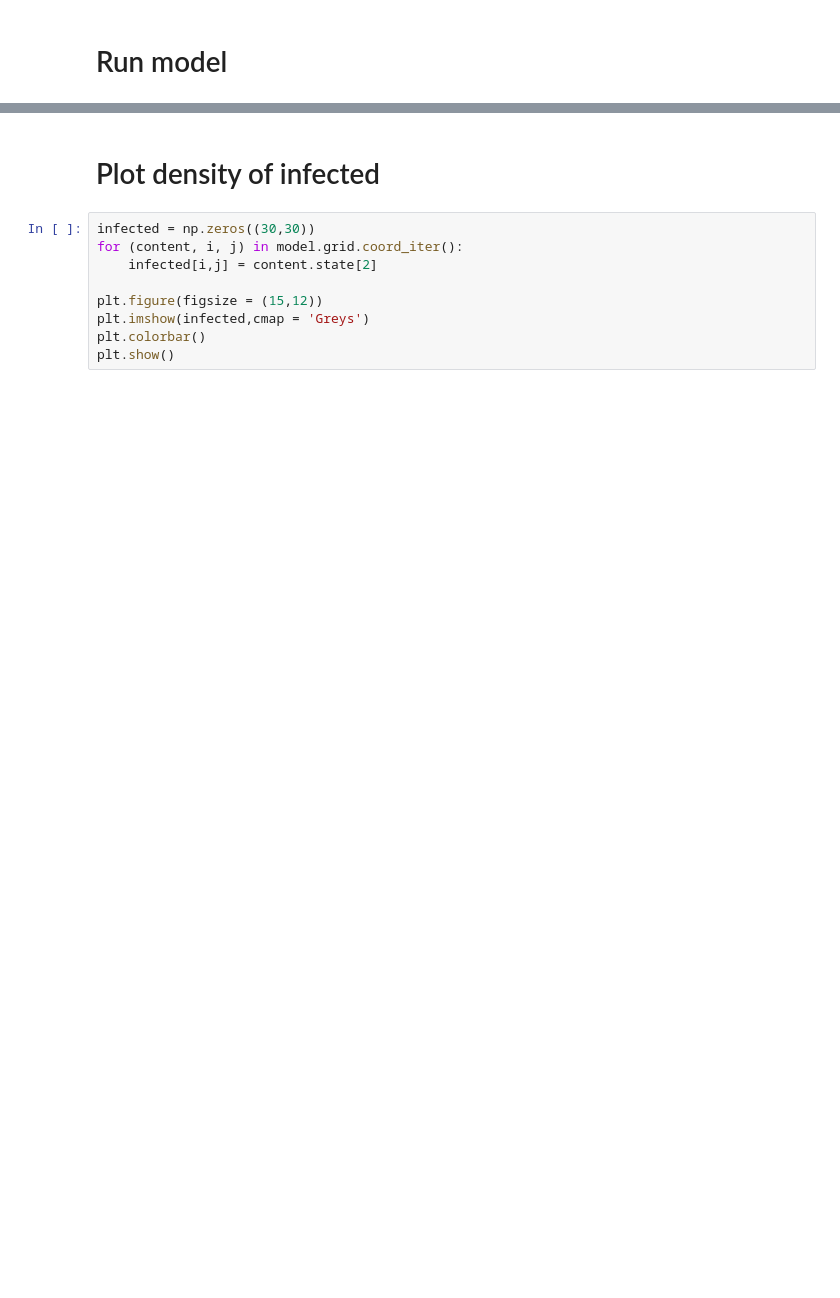
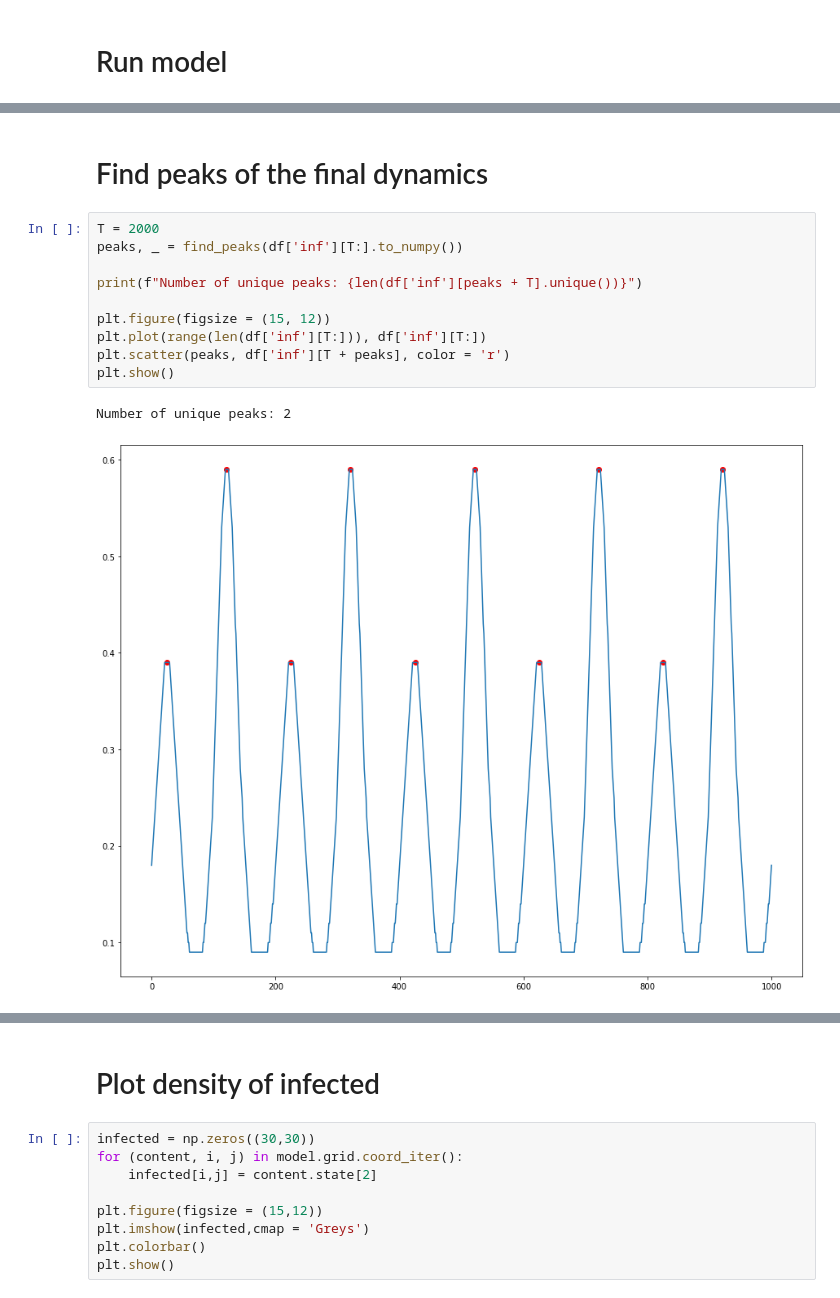
Before and after one commit to zzammuel/CSS, a Jupyter notebook: SEIR.ipynb, the cells around one changed output, grey strips where cells are left out. Saved outputs shown, nothing was run; the diff lists cells and outputs as text; blank space fills up the shorter version.

```diff
--- a/SEIR.ipynb
+++ b/SEIR.ipynb
@@ -178,0 +196,15 @@ df.plot()
+# %% [markdown]
+# Find peaks of the final dynamics
+# %%
+T = 2000
+peaks, _ = find_peaks(df['inf'][T:].to_numpy())
+
+print(f"Number of unique peaks: {len(df['inf'][peaks + T].unique())}")
+
+plt.figure(figsize = (15, 12))
+plt.plot(range(len(df['inf'][T:])), df['inf'][T:])
+plt.scatter(peaks, df['inf'][T + peaks], color = 'r')
+plt.show()
+# %% [output]
+Number of unique peaks: 2
+[figure, added]
```
Also changed, not shown: parts of 11 cells of this notebook.
